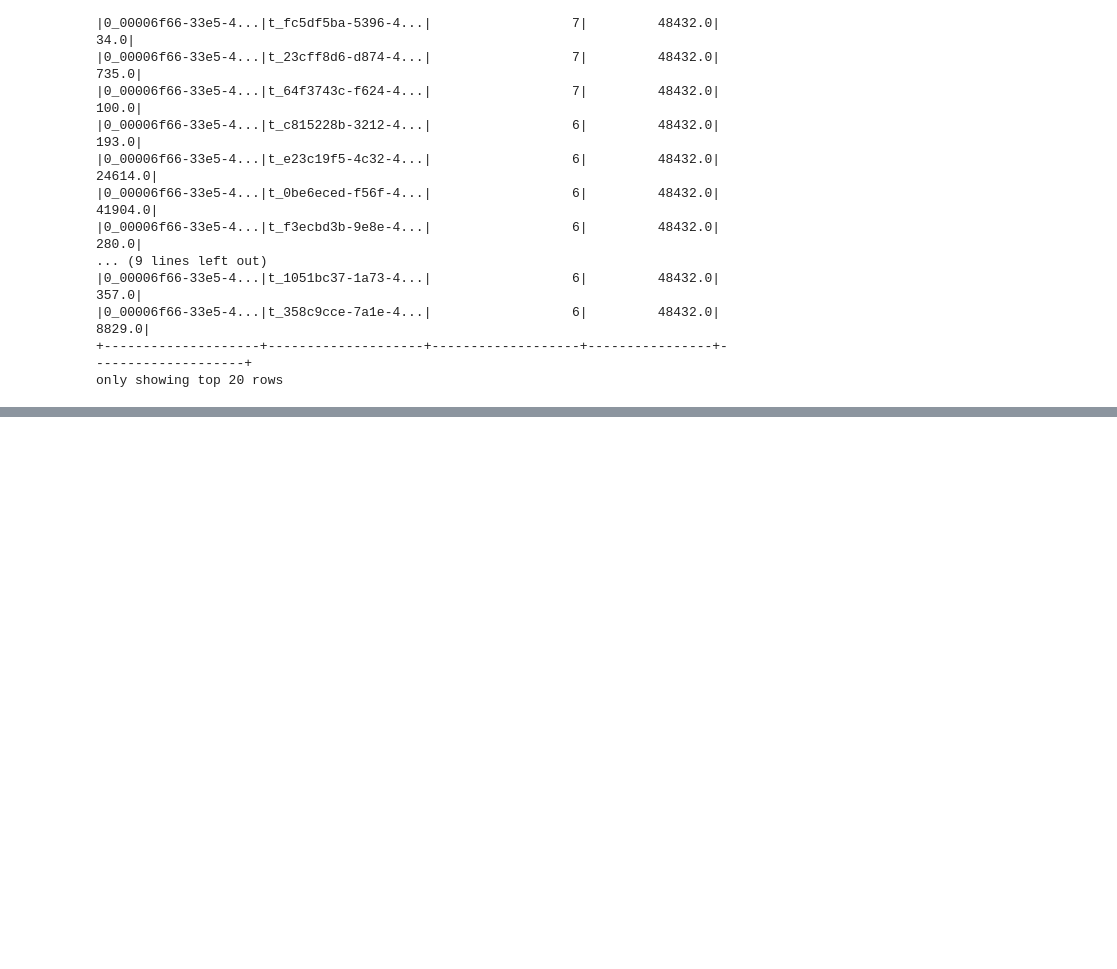
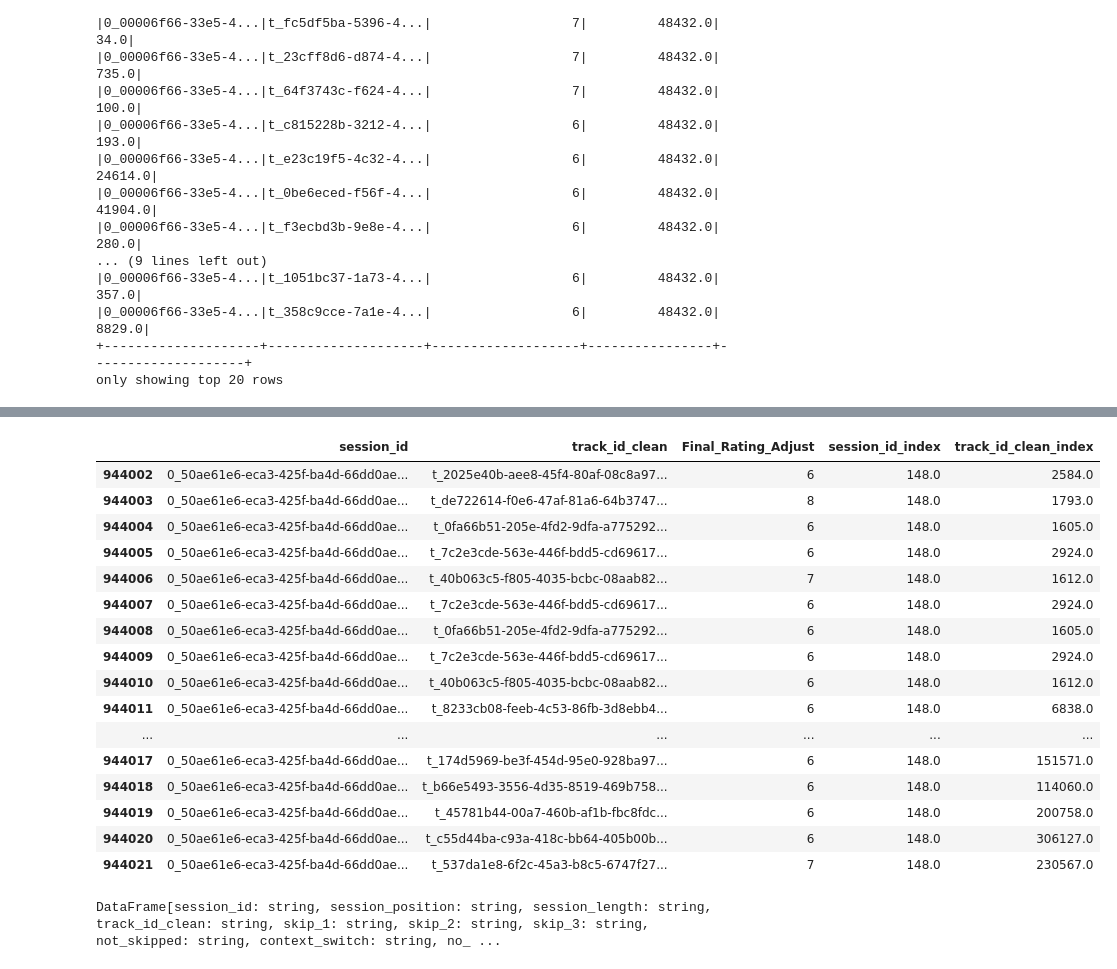
Before and after one commit to OliviaXu312/Spotify_recommendation_system-, a Jupyter notebook: Small_version.ipynb, the cells around one changed output, grey strips where cells are left out. Cells and saved outputs as stored; diff of their text form; code cells hidden in the pictures; blank space fills up the shorter version.

```diff
--- a/Small_version.ipynb
+++ b/Small_version.ipynb
@@ -379,0 +401,22 @@ movieRecs.show(5)
+# %%
+df = df_index.toPandas()
+# %%
+df[df['session_id_index'] == 148]
+# %% [output]
+|  | session_id | track_id_clean | Final_Rating_Adjust | session_id_index | track_id_clean_index |
+| 944002 | 0_50ae61e6-eca3-425f-ba4d-66dd0ae... | t_2025e40b-aee8-45f4-80af-08c8a97... | 6 | 148.0 | 2584.0 |
+| 944003 | 0_50ae61e6-eca3-425f-ba4d-66dd0ae... | t_de722614-f0e6-47af-81a6-64b3747... | 8 | 148.0 | 1793.0 |
+| 944004 | 0_50ae61e6-eca3-425f-ba4d-66dd0ae... | t_0fa66b51-205e-4fd2-9dfa-a775292... | 6 | 148.0 | 1605.0 |
+| 944005 | 0_50ae61e6-eca3-425f-ba4d-66dd0ae... | t_7c2e3cde-563e-446f-bdd5-cd69617... | 6 | 148.0 | 2924.0 |
+| 944006 | 0_50ae61e6-eca3-425f-ba4d-66dd0ae... | t_40b063c5-f805-4035-bcbc-08aab82... | 7 | 148.0 | 1612.0 |
+| 944007 | 0_50ae61e6-eca3-425f-ba4d-66dd0ae... | t_7c2e3cde-563e-446f-bdd5-cd69617... | 6 | 148.0 | 2924.0 |
+| 944008 | 0_50ae61e6-eca3-425f-ba4d-66dd0ae... | t_0fa66b51-205e-4fd2-9dfa-a775292... | 6 | 148.0 | 1605.0 |
+| 944009 | 0_50ae61e6-eca3-425f-ba4d-66dd0ae... | t_7c2e3cde-563e-446f-bdd5-cd69617... | 6 | 148.0 | 2924.0 |
+| 944010 | 0_50ae61e6-eca3-425f-ba4d-66dd0ae... | t_40b063c5-f805-4035-bcbc-08aab82... | 6 | 148.0 | 1612.0 |
+| 944011 | 0_50ae61e6-eca3-425f-ba4d-66dd0ae... | t_8233cb08-feeb-4c53-86fb-3d8ebb4... | 6 | 148.0 | 6838.0 |
+| ... | ... | ... | ... | ... | ... |
+| 944017 | 0_50ae61e6-eca3-425f-ba4d-66dd0ae... | t_174d5969-be3f-454d-95e0-928ba97... | 6 | 148.0 | 151571.0 |
+| 944018 | 0_50ae61e6-eca3-425f-ba4d-66dd0ae... | t_b66e5493-3556-4d35-8519-469b758... | 6 | 148.0 | 114060.0 |
+| 944019 | 0_50ae61e6-eca3-425f-ba4d-66dd0ae... | t_45781b44-00a7-460b-af1b-fbc8fdc... | 6 | 148.0 | 200758.0 |
+| 944020 | 0_50ae61e6-eca3-425f-ba4d-66dd0ae... | t_c55d44ba-c93a-418c-bb64-405b00b... | 6 | 148.0 | 306127.0 |
+| 944021 | 0_50ae61e6-eca3-425f-ba4d-66dd0ae... | t_537da1e8-6f2c-45a3-b8c5-6747f27... | 7 | 148.0 | 230567.0 |
@@ -379,0 +427,4 @@ movieRecs.show(5)
+# %%
+df_all.cache()
+# %% [output]
+DataFrame[session_id: string, session_position: string, session_length: string, track_id_clean: string, skip_1: string, skip_2: string, skip_3: string, not_skipped: string, context_switch: string, no_ ...
```
Also changed, not shown: parts of 12 cells of this notebook.
